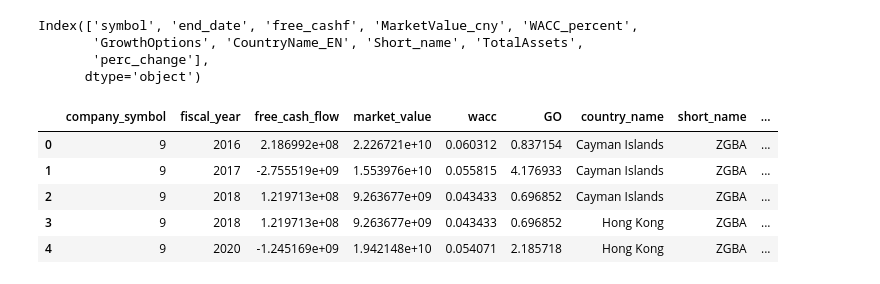
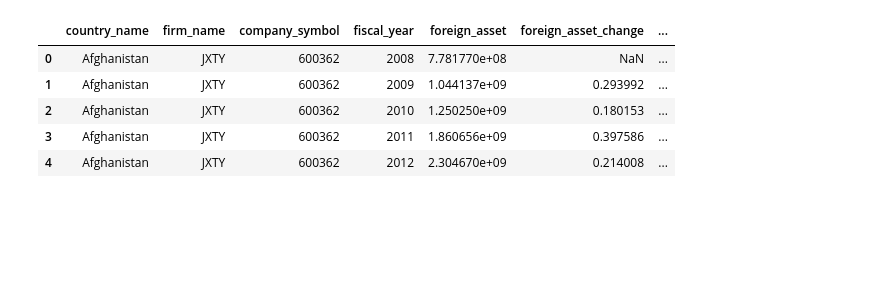
Before and after one commit to omar4646/My_repository, a Jupyter notebook: growth_option_cal.ipynb, the cells around one changed output. Saved outputs shown, nothing was run; the diff lists cells and outputs as text; code cells hidden in the pictures; blank space fills up the shorter version.

```diff
--- a/growth_option_cal.ipynb
+++ b/growth_option_cal.ipynb
@@ -57,30 +90,11 @@ memory usage: 1.1+ MB
-# %%
-merged_df = pd.read_csv('merged_data.csv')
-print(merged_df.columns)
-# %% [output]
-Index(['symbol', 'end_date', 'free_cashf', 'MarketValue_cny', 'WACC_percent',
-       'GrowthOptions', 'CountryName_EN', 'Short_name', 'TotalAssets',
-       'perc_change'],
-      dtype='object')
-# %%
-merged_df.rename(columns={
-    'symbol': 'company_symbol',
-    'end_date': 'fiscal_year',
-    'free_cashf': 'free_cash_flow',
-    'MarketValue_cny': 'market_value',
-    'WACC_percent': 'wacc',
-    'GrowthOptions': 'GO',
-    'CountryName_EN': 'country_name',
-    'Short_name': 'short_name',
-    'TotalAssets': 'foreign_asset',
-    'perc_change': 'foreign_asset_change'
-}, inplace=True)
-
-display(merged_df.head())
-# %% [output]
-|  | company_symbol | fiscal_year | free_cash_flow | market_value | wacc | GO | country_name | short_name | ... |
-| 0 | 9 | 2016 | 2.186992e+08 | 2.226721e+10 | 0.060312 | 0.837154 | Cayman Islands | ZGBA | ... |
-| 1 | 9 | 2017 | -2.755519e+09 | 1.553976e+10 | 0.055815 | 4.176933 | Cayman Islands | ZGBA | ... |
-| 2 | 9 | 2018 | 1.219713e+08 | 9.263677e+09 | 0.043433 | 0.696852 | Cayman Islands | ZGBA | ... |
-| 3 | 9 | 2018 | 1.219713e+08 | 9.263677e+09 | 0.043433 | 0.696852 | Hong Kong | ZGBA | ... |
-| 4 | 9 | 2020 | -1.245169e+09 | 1.942148e+10 | 0.054071 | 2.185718 | Hong Kong | ZGBA | ... |
+# %%
+final_merged_df['GO'] = 1 - (final_merged_df['free_cash_flow'] / (final_merged_df['market_value'] * final_merged_df['wacc']))
+# %%
+final_merged_df.head()
+# %% [output]
+|  | country_name | firm_name | company_symbol | fiscal_year | foreign_asset | foreign_asset_change | ... |
+| 0 | Afghanistan | JXTY | 600362 | 2008 | 7.781770e+08 | NaN | ... |
+| 1 | Afghanistan | JXTY | 600362 | 2009 | 1.044137e+09 | 0.293992 | ... |
+| 2 | Afghanistan | JXTY | 600362 | 2010 | 1.250250e+09 | 0.180153 | ... |
+| 3 | Afghanistan | JXTY | 600362 | 2011 | 1.860656e+09 | 0.397586 | ... |
+| 4 | Afghanistan | JXTY | 600362 | 2012 | 2.304670e+09 | 0.214008 | ... |
```
Also changed, not shown: parts of 7 cells of this notebook.
